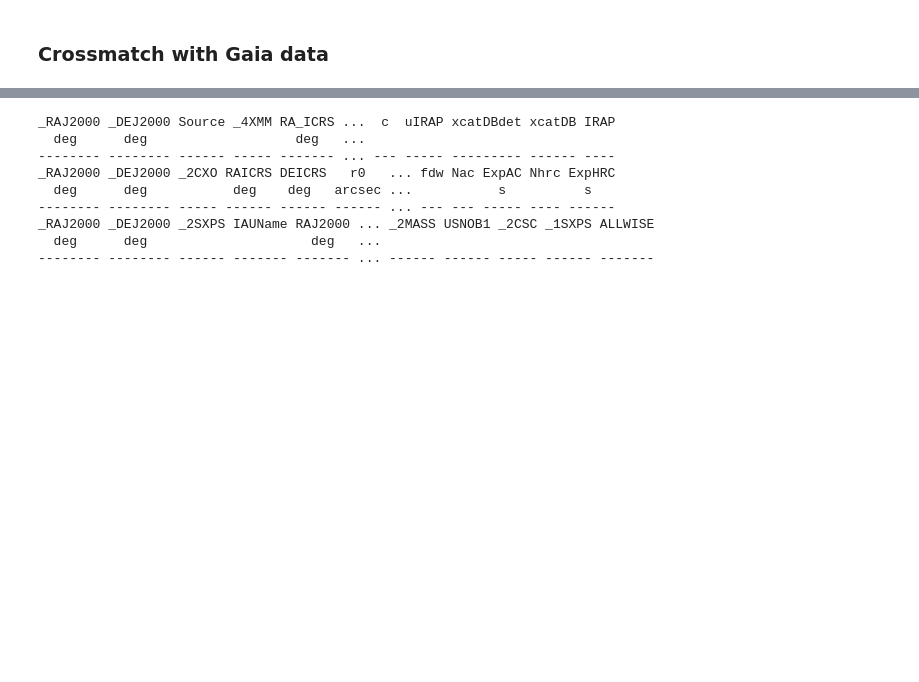
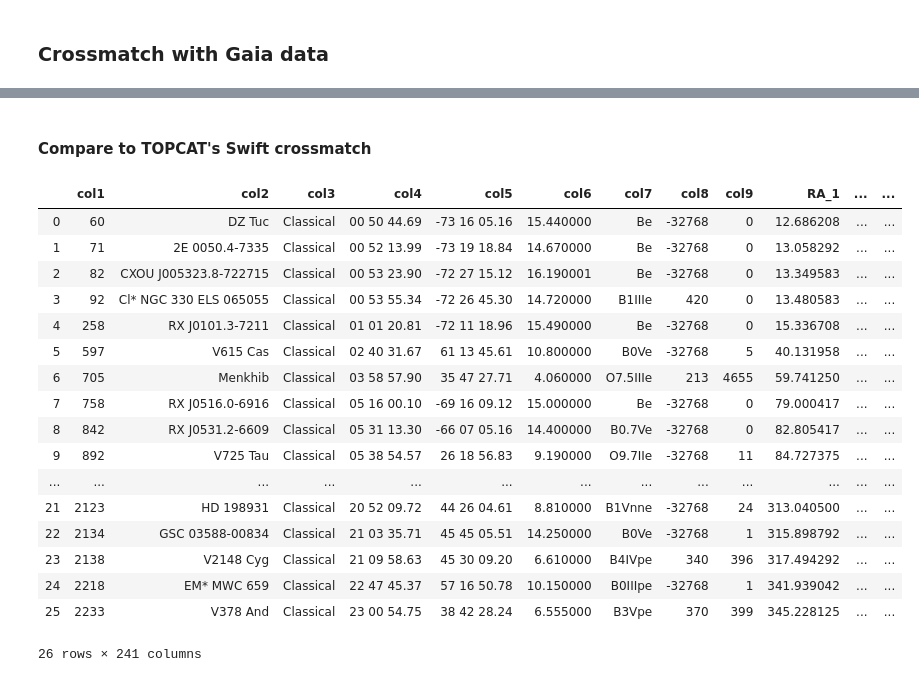
Before and after one commit to cgobat/XDBS-old, a Jupyter notebook: crossmatch.ipynb, the cells around one changed output, grey strips where cells are left out. Drawn from its saved outputs; the diff is of its cells as text; code cells hidden in the pictures; blank space fills up the shorter version.

Commit message:
Fix crossmatching functionality

```diff
--- a/crossmatch.ipynb
+++ b/crossmatch.ipynb
@@ -87,14 +145,0 @@ XRT_filt = XRT_matches[1] < 5*u.arcsecond
-# %%
-print(XMM[XMM_filt])
-print(CSC[CSC_filt])
-print(XRT[XRT_filt])
-# %% [output]
-_RAJ2000 _DEJ2000 Source _4XMM RA_ICRS ...  c  uIRAP xcatDBdet xcatDB IRAP
-  deg      deg                   deg   ...
--------- -------- ------ ----- ------- ... --- ----- --------- ------ ----
-_RAJ2000 _DEJ2000 _2CXO RAICRS DEICRS   r0   ... fdw Nac ExpAC Nhrc ExpHRC
-  deg      deg           deg    deg   arcsec ...           s          s
--------- -------- ----- ------ ------ ------ ... --- --- ----- ---- ------
-_RAJ2000 _DEJ2000 _2SXPS IAUName RAJ2000 ... _2MASS USNOB1 _2CSC _1SXPS ALLWISE
-  deg      deg                     deg   ...
--------- -------- ------ ------- ------- ... ------ ------ ----- ------ -------
@@ -100,0 +157,25 @@ _RAJ2000 _DEJ2000 _2SXPS IAUName RAJ2000 ... _2MASS USNOB1 _2CSC _1SXPS ALLWISE
+# %% [markdown]
+#### Compare to TOPCAT's Swift crossmatch
+# %%
+topcat_fits = fits.open("BeSS_Swift2xPC_crossmatch.fits")
+topcat_xmatch = pd.DataFrame(topcat_fits[1].data)
+topcat_xmatch
+# %% [output]
+|  | col1 | col2 | col3 | col4 | col5 | col6 | col7 | col8 | col9 | RA_1 | ... | ... |
+| 0 | 60 | DZ Tuc | Classical | 00 50 44.69 | -73 16 05.16 | 15.440000 | Be | -32768 | 0 | 12.686208 | ... | ... |
+| 1 | 71 | 2E 0050.4-7335 | Classical | 00 52 13.99 | -73 19 18.84 | 14.670000 | Be | -32768 | 0 | 13.058292 | ... | ... |
+| 2 | 82 | CXOU J005323.8-722715 | Classical | 00 53 23.90 | -72 27 15.12 | 16.190001 | Be | -32768 | 0 | 13.349583 | ... | ... |
+| 3 | 92 | Cl* NGC 330 ELS 065055 | Classical | 00 53 55.34 | -72 26 45.30 | 14.720000 | B1IIIe | 420 | 0 | 13.480583 | ... | ... |
+| 4 | 258 | RX J0101.3-7211 | Classical | 01 01 20.81 | -72 11 18.96 | 15.490000 | Be | -32768 | 0 | 15.336708 | ... | ... |
+| 5 | 597 | V615 Cas | Classical | 02 40 31.67 | 61 13 45.61 | 10.800000 | B0Ve | -32768 | 5 | 40.131958 | ... | ... |
+| 6 | 705 | Menkhib | Classical | 03 58 57.90 | 35 47 27.71 | 4.060000 | O7.5IIIe | 213 | 4655 | 59.741250 | ... | ... |
+| 7 | 758 | RX J0516.0-6916 | Classical | 05 16 00.10 | -69 16 09.12 | 15.000000 | Be | -32768 | 0 | 79.000417 | ... | ... |
+| 8 | 842 | RX J0531.2-6609 | Classical | 05 31 13.30 | -66 07 05.16 | 14.400000 | B0.7Ve | -32768 | 0 | 82.805417 | ... | ... |
+| 9 | 892 | V725 Tau | Classical | 05 38 54.57 | 26 18 56.83 | 9.190000 | O9.7IIe | -32768 | 11 | 84.727375 | ... | ... |
+| ... | ... | ... | ... | ... | ... | ... | ... | ... | ... | ... | ... | ... |
+| 21 | 2123 | HD 198931 | Classical | 20 52 09.72 | 44 26 04.61 | 8.810000 | B1Vnne | -32768 | 24 | 313.040500 | ... | ... |
+| 22 | 2134 | GSC 03588-00834 | Classical | 21 03 35.71 | 45 45 05.51 | 14.250000 | B0Ve | -32768 | 1 | 315.898792 | ... | ... |
+| 23 | 2138 | V2148 Cyg | Classical | 21 09 58.63 | 45 30 09.20 | 6.610000 | B4IVpe | 340 | 396 | 317.494292 | ... | ... |
+| 24 | 2218 | EM* MWC 659 | Classical | 22 47 45.37 | 57 16 50.78 | 10.150000 | B0IIIpe | -32768 | 1 | 341.939042 | ... | ... |
+| 25 | 2233 | V378 And | Classical | 23 00 54.75 | 38 42 28.24 | 6.555000 | B3Vpe | 370 | 399 | 345.228125 | ... | ... |
+26 rows × 241 columns
```
Also changed, not shown: parts of 14 cells of this notebook.
